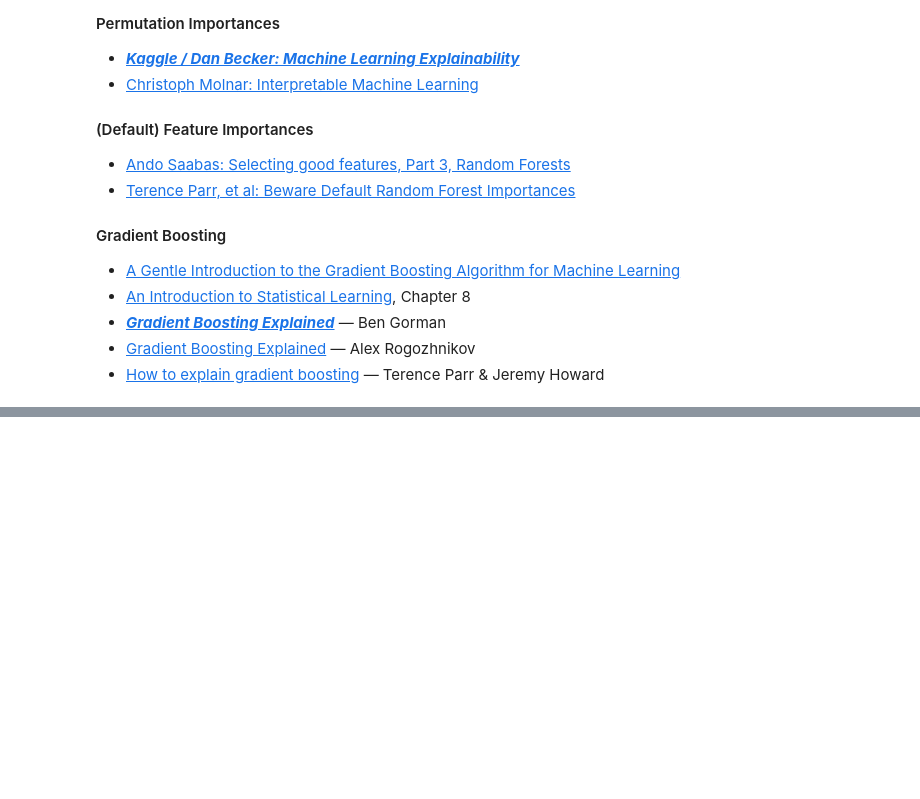
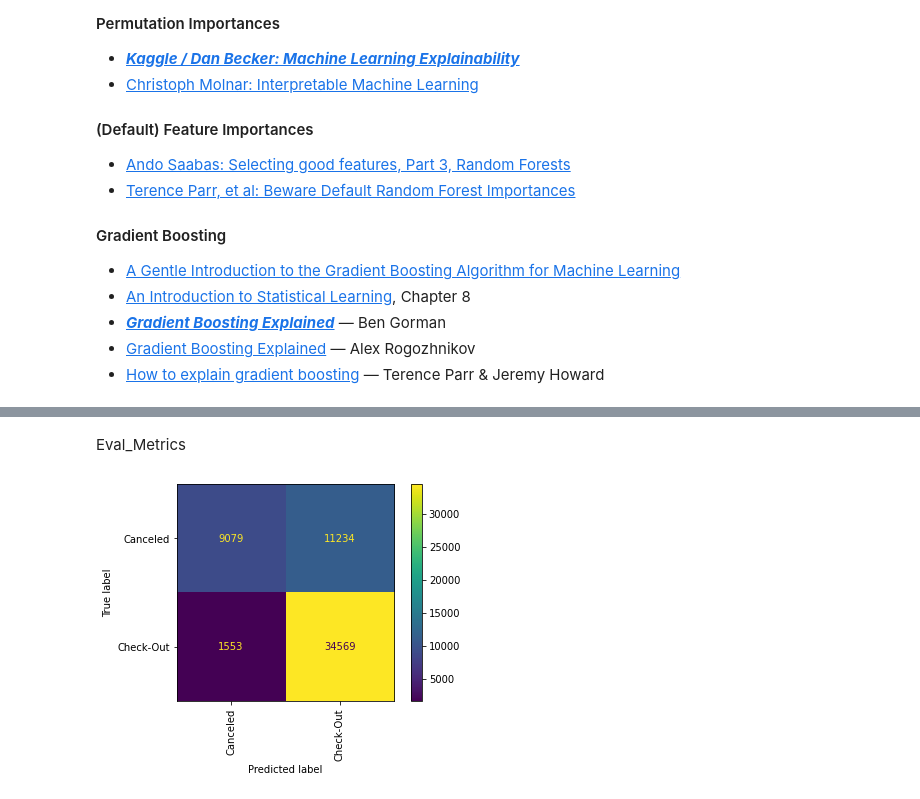
Before and after one commit to JonRivera/DS-Unit-2-Applied-Modeling, a Jupyter notebook: module3-permutation-boosting/LS_DS_233_assignment.ipynb, the cells around one changed output, grey strips where cells are left out. Drawn from its saved outputs; the diff is of its cells as text; code cells hidden in the pictures; blank space fills up the shorter version.

```diff
--- a/module3-permutation-boosting/LS_DS_233_assignment.ipynb
+++ b/module3-permutation-boosting/LS_DS_233_assignment.ipynb
@@ -47,0 +68,4 @@ Top recommendations in _**bold italic:**_
+# %%
+#importing data
+import pandas as pd
+df = pd.read_csv("https://raw.githubusercontent.com/JonRivera/JonRivera.github.io/master/Unit2/Buil_Week/Data_Sets/Hotel_Bookings/hotel_bookings.csv")
@@ -47,0 +191,10 @@ Top recommendations in _**bold italic:**_
+# %%
+#seperating X matrices and correspind y vectors
+target = 'reservation_status'
+X_train = train[features]
+y_train = train[target]
+X_test = test[features]
+y_test = test[target]
+X_val= val[features]
+y_val = val[target]
+X_train.shape,y_train.shape,X_val.shape, y_val.shape
@@ -47,0 +239,19 @@ Top recommendations in _**bold italic:**_
+# %%
+encoder = ce.OrdinalEncoder()
+X_train_encoded = encoder.fit_transform(X_train)
+X_val_encoded = encoder.transform(X_val)
+
+model = XGBClassifier(
+        n_estimators = 100,
+        max_depth = 7,
+        learning_rate = .5,
+        n_jobs = -1
+
+)
+
+eval_set = [(X_train_encoded,y_train),
+           (X_val_encoded,y_val)]
+model.fit(X_train_encoded, y_train,
+         eval_set = eval_set,
+          eval_metric = 'auc',
+          early_stopping_rounds = 50)
@@ -47,0 +305,9 @@ Top recommendations in _**bold italic:**_
+# %%
+from eli5.sklearn import PermutationImportance
+permuter = PermutationImportance(
+    model,
+    scoring = 'accuracy',
+    n_iter= 5,
+    random_state = 42
+    )
+permuter.fit(X_val_encoded,y_val)
@@ -47,0 +368,2 @@ Top recommendations in _**bold italic:**_
+# %% [markdown]
+Eval_Metrics
@@ -47,0 +376,4 @@ Top recommendations in _**bold italic:**_
+# %%
+plot_confusion_matrix(model, X_val_encoded, y_val, values_format='.0f', xticks_rotation='vertical');
+# %% [output]
+[figure, added]
```
Also changed, not shown: parts of 30 cells of this notebook, 2 other files.
